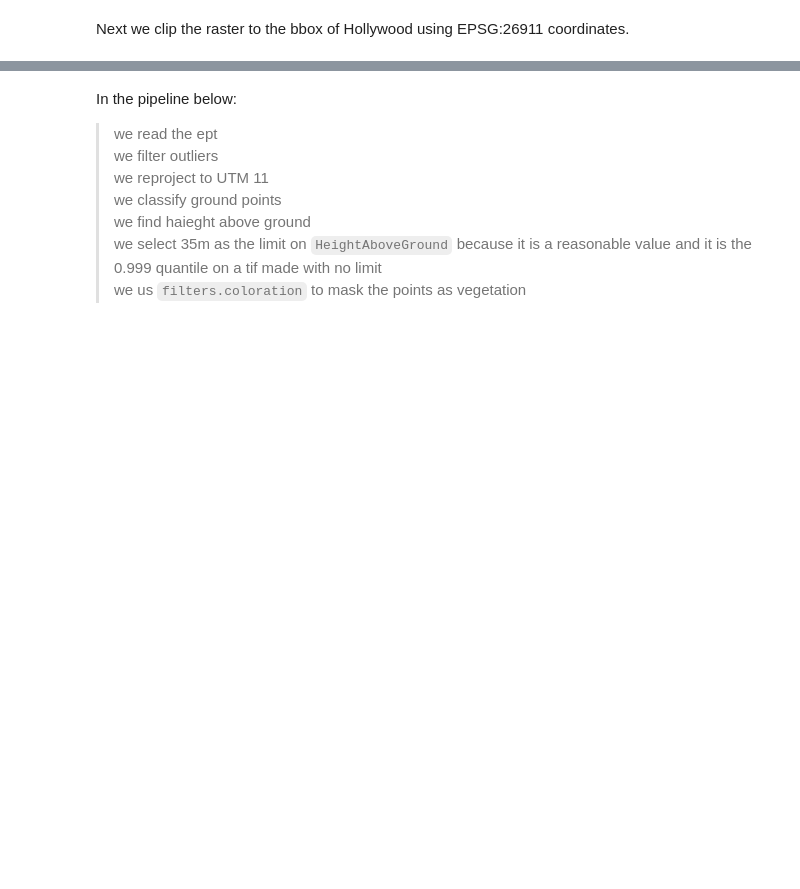
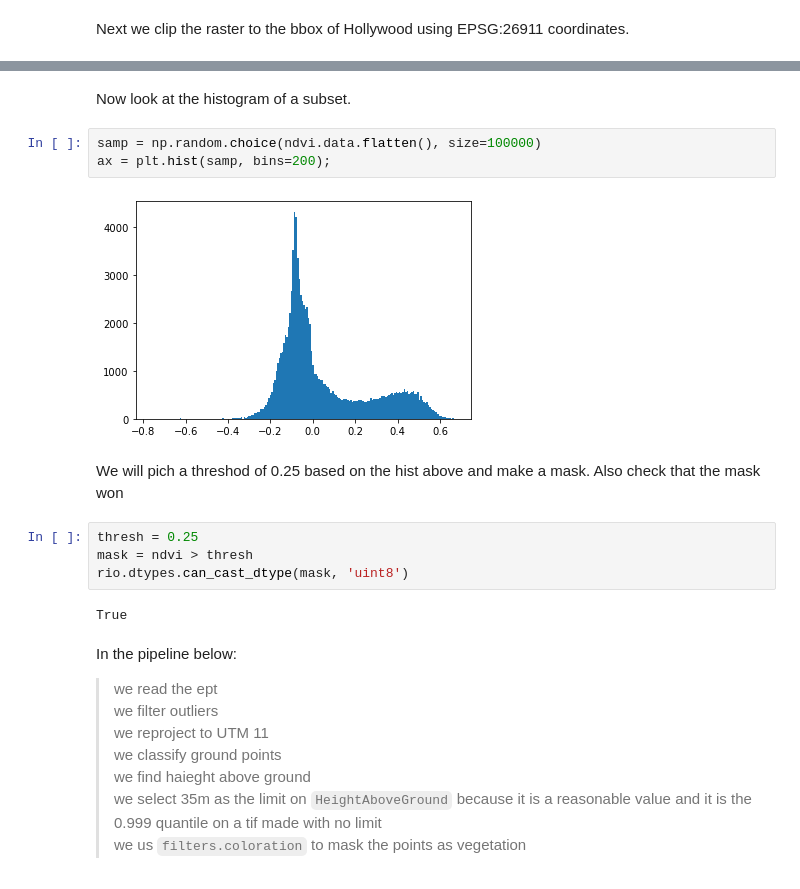
Before and after one commit to kulpojke/UrbanForest, a Jupyter notebook: Lidar/Hollywood_PointCloud.ipynb, the cells around one changed output, grey strips where cells are left out. Cells and saved outputs as stored; diff of their text form; blank space fills up the shorter version.

```diff
--- a/Lidar/Hollywood_PointCloud.ipynb
+++ b/Lidar/Hollywood_PointCloud.ipynb
@@ -109,3 +142,18 @@ profile
+# %% [markdown]
+Now look at the histogram of a subset.
+# %%
+samp = np.random.choice(ndvi.data.flatten(), size=100000)
+ax = plt.hist(samp, bins=200);
+# %% [output]
+[figure, added]
+# %% [markdown]
+We will pich a threshod of 0.25 based on the hist above and make a mask.  Also check that the mask won
+# %%
+thresh = 0.25
+mask = ndvi > thresh
+rio.dtypes.can_cast_dtype(mask, 'uint8')
+# %% [output]
+True
 # %% [markdown]
 In the pipeline below:
 >we read the ept
```
Also changed, not shown: parts of 10 cells of this notebook.
